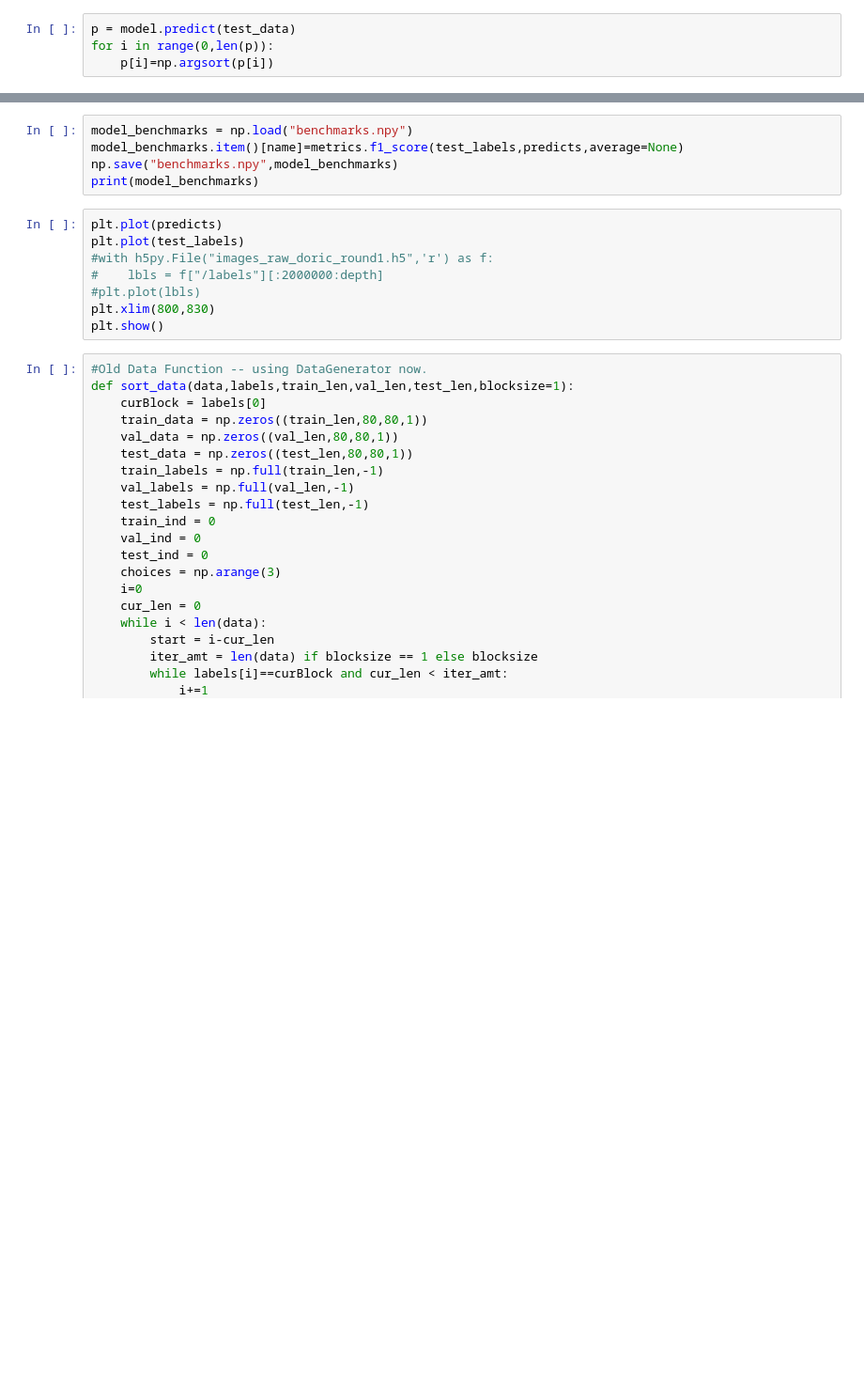
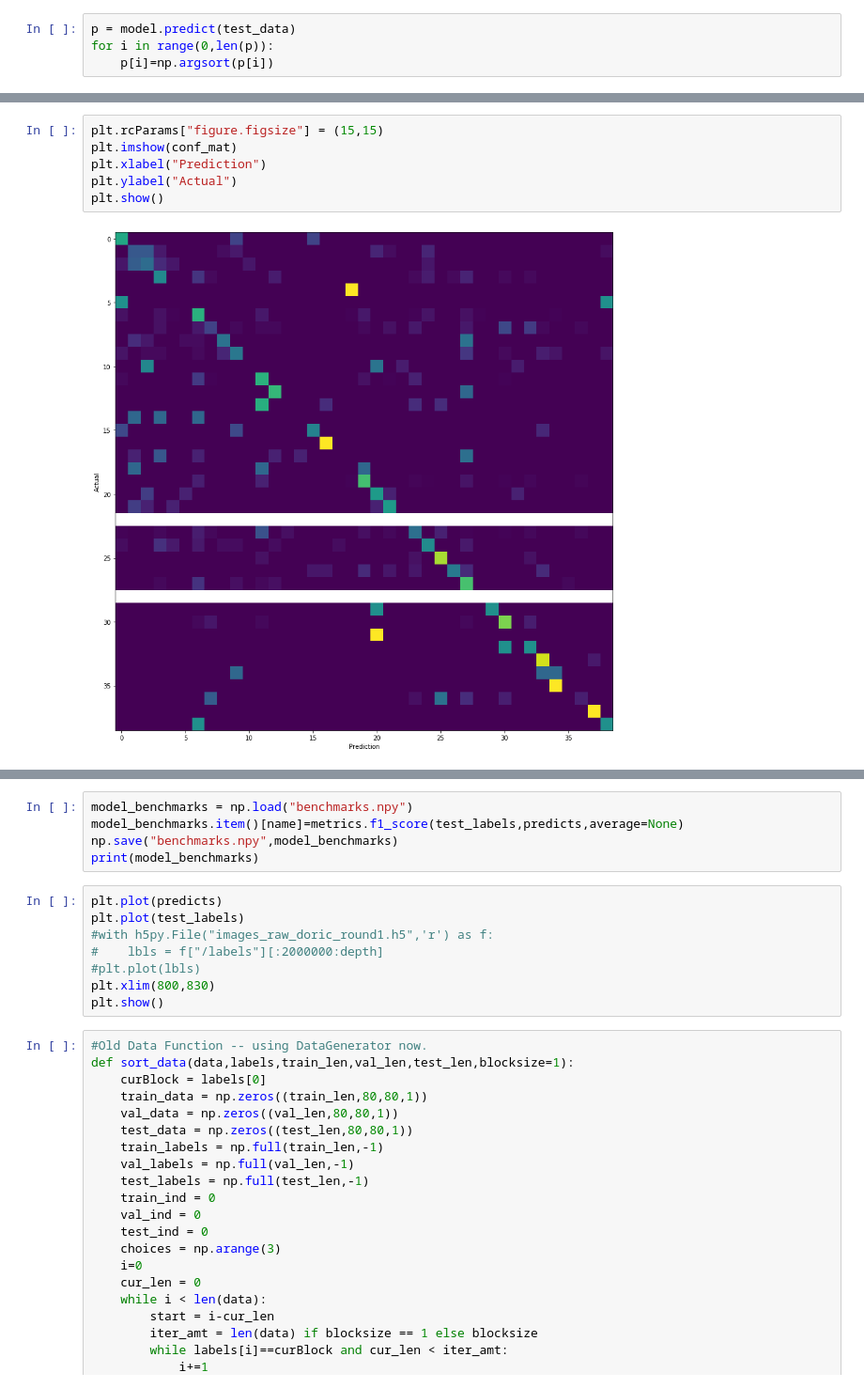
Before and after one commit to AmitPr/2019-notebooks, a Jupyter notebook: Action Recognition/Training Action Recognition.ipynb, the cells around one changed output, grey strips where cells are left out. Shown: that part at 94% size. Saved outputs shown, nothing was run; the diff lists cells and outputs as text; blank space fills up the shorter version.

```diff
--- a/Action Recognition/Training Action Recognition.ipynb
+++ b/Action Recognition/Training Action Recognition.ipynb
@@ -213,2 +212,10 @@ NameError: name 'conf_mat' is not defined
+# %%
+plt.rcParams["figure.figsize"] = (15,15)
+plt.imshow(conf_mat)
+plt.xlabel("Prediction")
+plt.ylabel("Actual")
+plt.show()
+# %% [output]
+[figure, added]
 # %%
 filename = "model-"+datetime.today().strftime('%Y-%m-%d-%H:%M:%S')+".h5"
```
Also changed, not shown: parts of 11 cells of this notebook, 3 other files.
